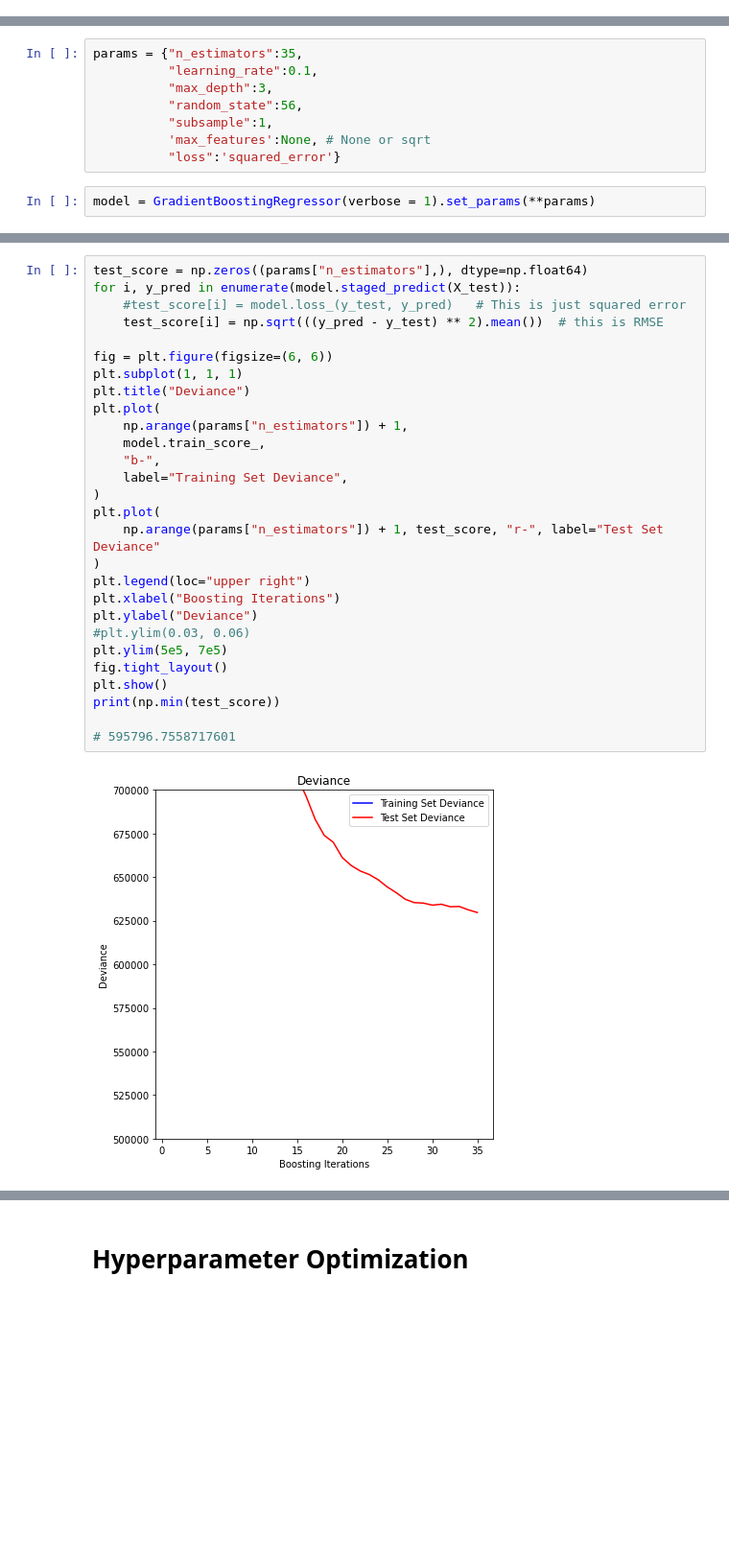
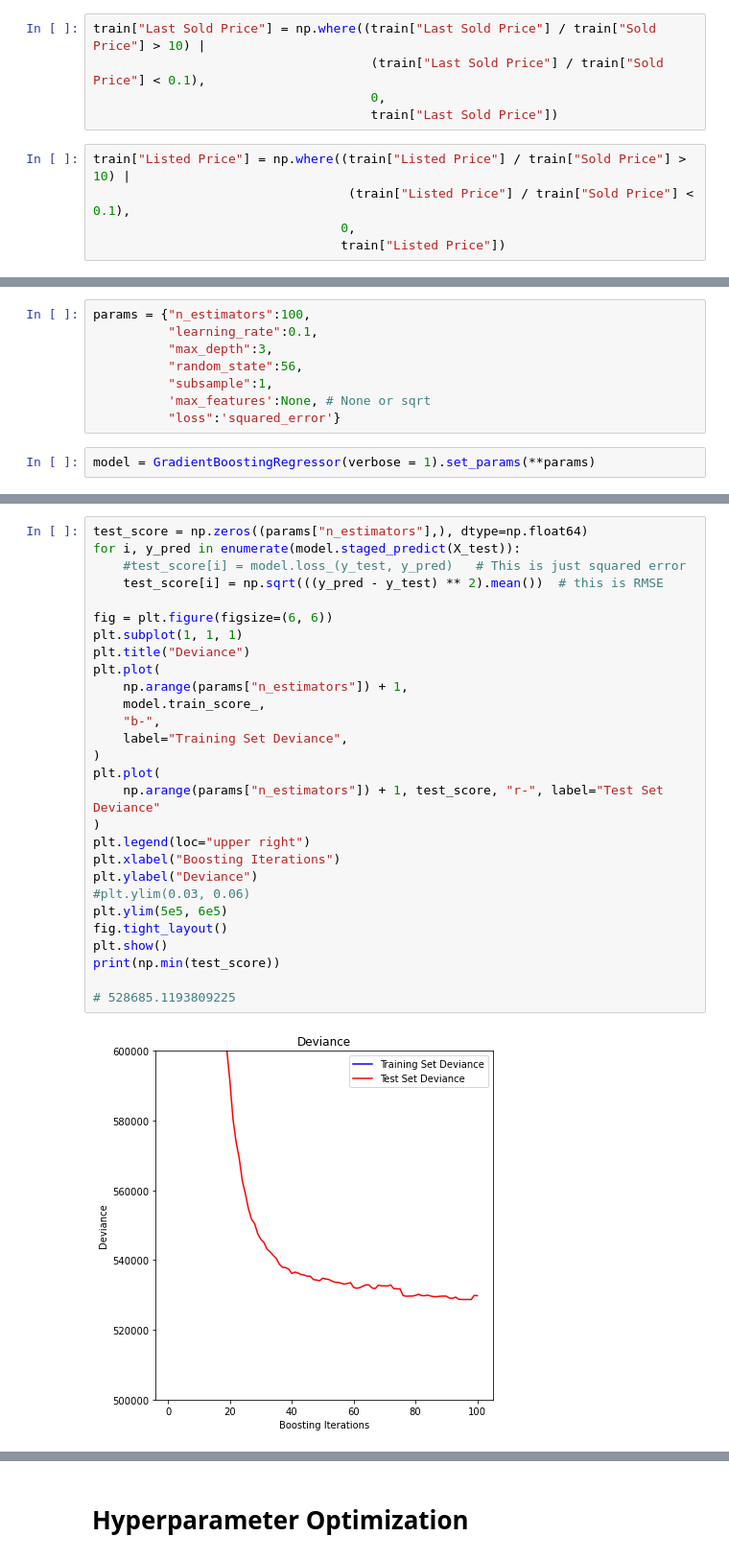
Before and after one commit to tom-farmer/Predictive-Analytics-Hackathon-2022, a Jupyter notebook: notebooks/modeling.ipynb, the cells around one changed output, grey strips where cells are left out. Shown at 96% size. Saved outputs shown, nothing was run; the diff lists cells and outputs as text; blank space fills up the shorter version.

Commit message:
cleansed list and last sale prices

```diff
--- a/notebooks/modeling.ipynb
+++ b/notebooks/modeling.ipynb
@@ -67,3 +72,13 @@ memory usage: 11.4+ MB
+# %%
+train["Last Sold Price"] = np.where((train["Last Sold Price"] / train["Sold Price"] > 10) |
+                                     (train["Last Sold Price"] / train["Sold Price"] < 0.1),
+                                     0,
+                                     train["Last Sold Price"])
+# %%
+train["Listed Price"] = np.where((train["Listed Price"] / train["Sold Price"] > 10) |
+                                  (train["Listed Price"] / train["Sold Price"] < 0.1),
+                                 0,
+                                 train["Listed Price"])
 # %% [markdown]
 ## High School
 # %%
@@ -448,7 +360,7 @@ X_train, X_test, y_train, y_test = train_test_split(X, y, test_size=0.33, random
 # %% [markdown]
 # Models
 # %%
-params = {"n_estimators":35,
+params = {"n_estimators":100,
           "learning_rate":0.1,
           "max_depth":3,
           "random_state":56,
@@ -489,30 +407,30 @@ feat_importances.nlargest(30).plot(kind='barh')
 # %%
 test_score = np.zeros((params["n_estimators"],), dtype=np.float64)
 for i, y_pred in enumerate(model.staged_predict(X_test)):
     #test_score[i] = model.loss_(y_test, y_pred)   # This is just squared error
     test_score[i] = np.sqrt(((y_pred - y_test) ** 2).mean())  # this is RMSE
 
 fig = plt.figure(figsize=(6, 6))
 plt.subplot(1, 1, 1)
 plt.title("Deviance")
 plt.plot(
     np.arange(params["n_estimators"]) + 1,
     model.train_score_,
     "b-",
     label="Training Set Deviance",
 )
 plt.plot(
     np.arange(params["n_estimators"]) + 1, test_score, "r-", label="Test Set Deviance"
 )
 plt.legend(loc="upper right")
 plt.xlabel("Boosting Iterations")
 plt.ylabel("Deviance")
 #plt.ylim(0.03, 0.06)
-plt.ylim(5e5, 7e5)
+plt.ylim(5e5, 6e5)
 fig.tight_layout()
 plt.show()
 print(np.min(test_score))
 
-# 595796.7558717601
+# 528685.1193809225
 # %% [output]
-[figure, old version]
+[figure, new version]
```
Also changed, not shown: parts of 27 cells of this notebook.
